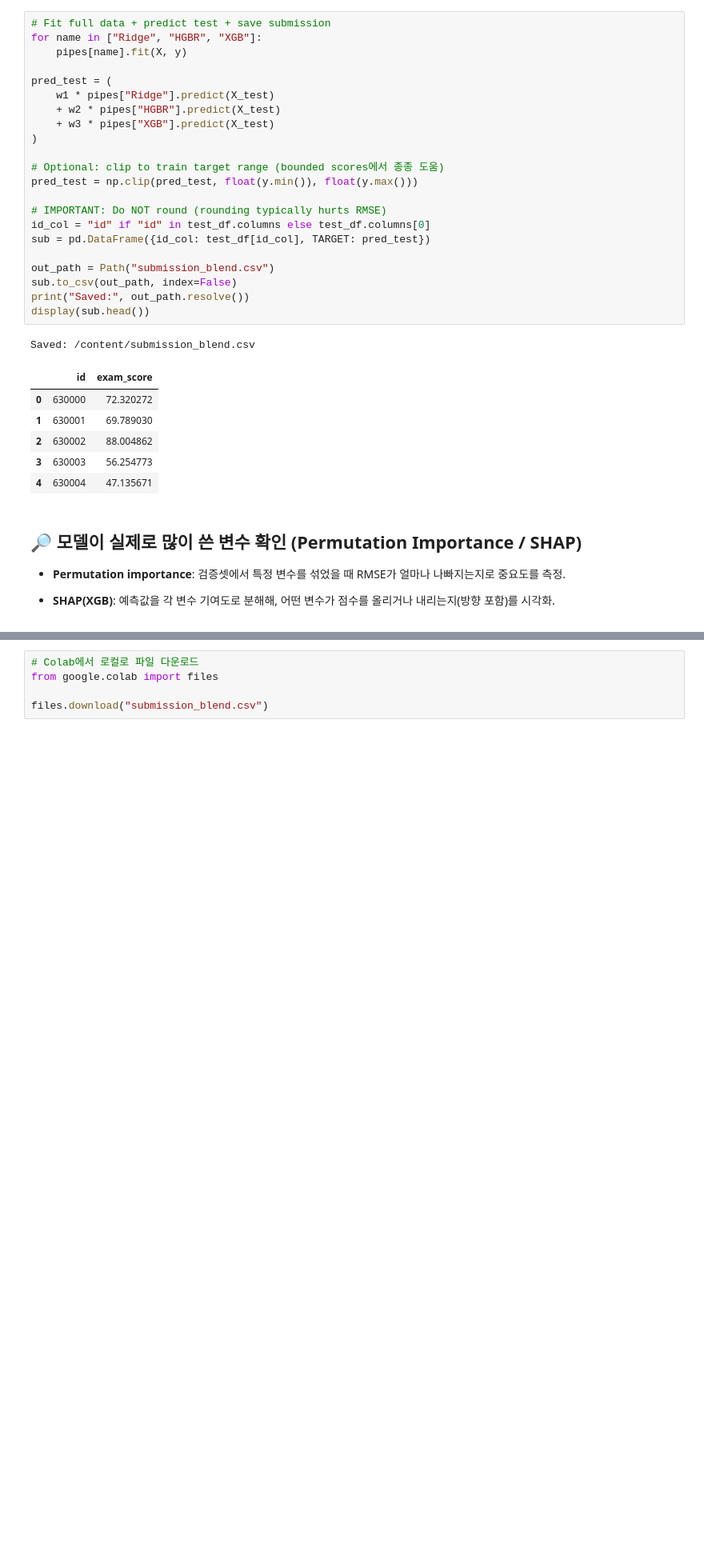
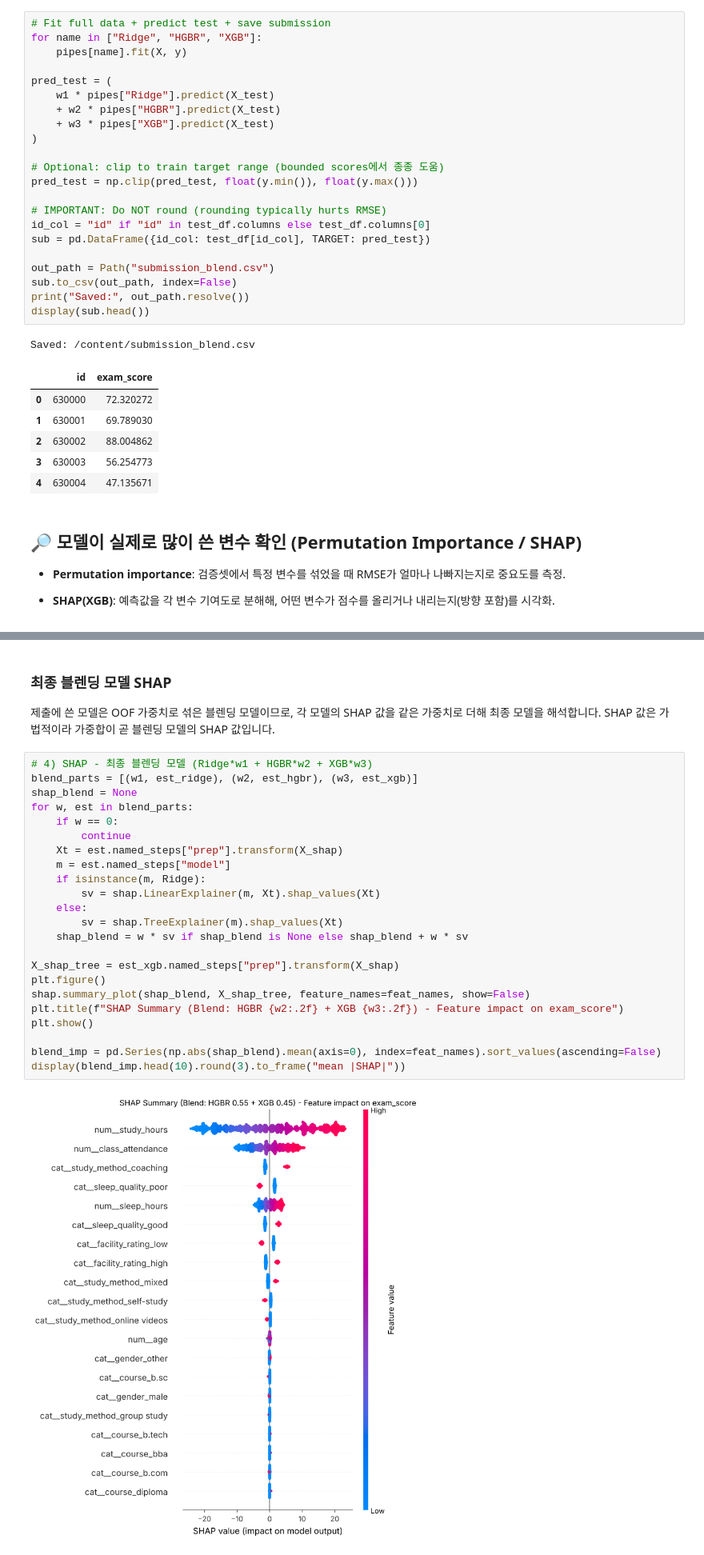
Before and after one commit to ikhyun00/Kaggle-Student-Score-Predict, a Jupyter notebook: kaggle_시험점수예측_SHAP_.ipynb, the cells around one changed output, grey strips where cells are left out. Shown at 80% size. Saved outputs shown, nothing was run; the diff lists cells and outputs as text; blank space fills up the shorter version.

```diff
--- a/kaggle_시험점수예측_SHAP_.ipynb
+++ b/kaggle_시험점수예측_SHAP_.ipynb
@@ -393,5 +387,28 @@ plt.show()
-# %%
-# Colab에서 로컬로 파일 다운로드
-from google.colab import files
-
-files.download("submission_blend.csv")
+# %% [markdown]
+### 최종 블렌딩 모델 SHAP
+제출에 쓴 모델은 OOF 가중치로 섞은 블렌딩 모델이므로, 각 모델의 SHAP 값을 같은 가중치로 더해 최종 모델을 해석합니다. SHAP 값은 가법적이라 가중합이 곧 블렌딩 모델의 SHAP 값입니다.
+# %%
+# 4) SHAP - 최종 블렌딩 모델 (Ridge*w1 + HGBR*w2 + XGB*w3)
+blend_parts = [(w1, est_ridge), (w2, est_hgbr), (w3, est_xgb)]
+shap_blend = None
+for w, est in blend_parts:
+    if w == 0:
+        continue
+    Xt = est.named_steps["prep"].transform(X_shap)
+    m = est.named_steps["model"]
+    if isinstance(m, Ridge):
+        sv = shap.LinearExplainer(m, Xt).shap_values(Xt)
+    else:
+        sv = shap.TreeExplainer(m).shap_values(Xt)
+    shap_blend = w * sv if shap_blend is None else shap_blend + w * sv
+
+X_shap_tree = est_xgb.named_steps["prep"].transform(X_shap)
+plt.figure()
+shap.summary_plot(shap_blend, X_shap_tree, feature_names=feat_names, show=False)
+plt.title(f"SHAP Summary (Blend: HGBR {w2:.2f} + XGB {w3:.2f}) - Feature impact on exam_score")
+plt.show()
+
+blend_imp = pd.Series(np.abs(shap_blend).mean(axis=0), index=feat_names).sort_values(ascending=False)
+display(blend_imp.head(10).round(3).to_frame("mean |SHAP|"))
+# %% [output]
+[figure, added]
```
Also changed, not shown: parts of 5 cells of this notebook, 2 other files.
